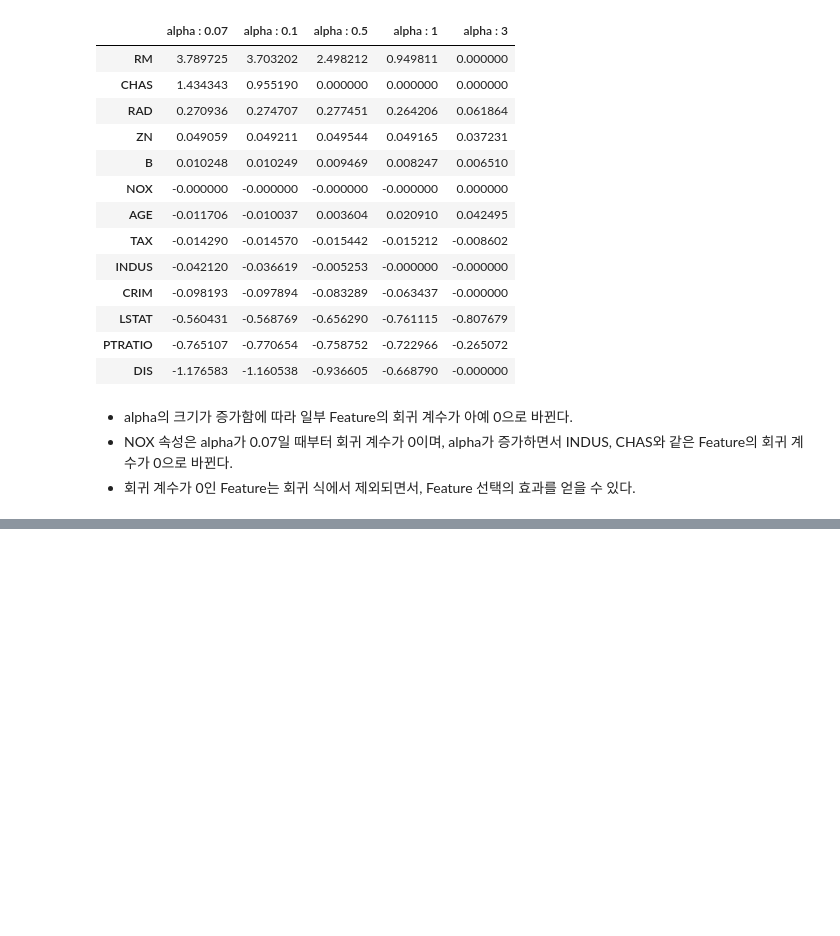
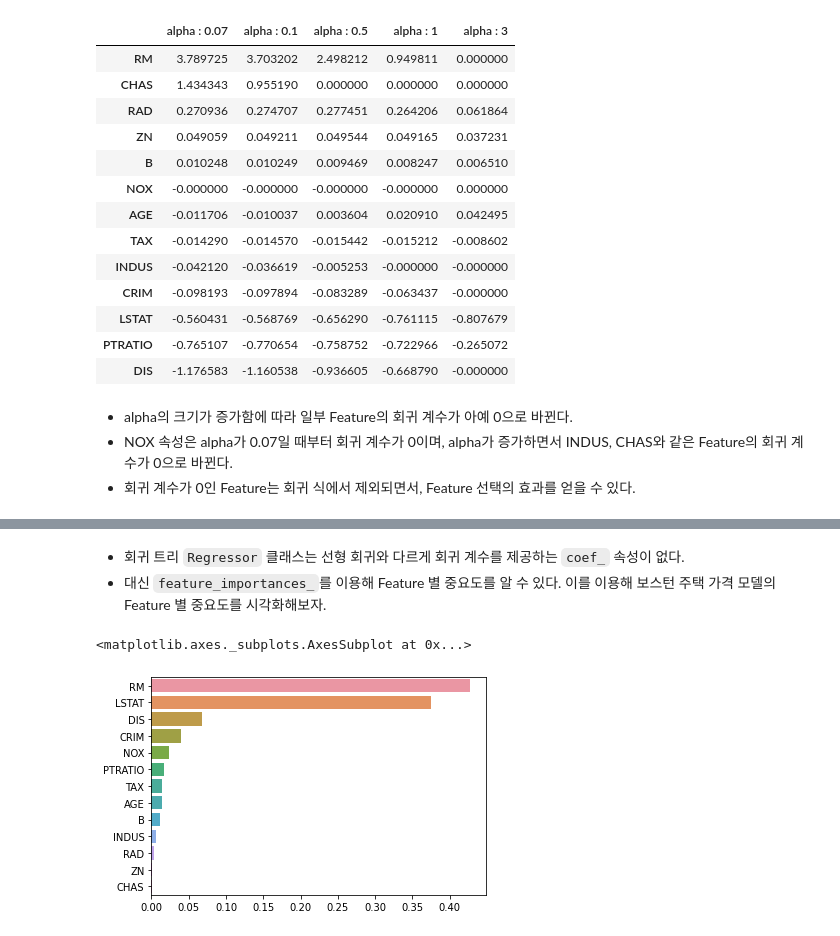
Before and after one commit to Dkepffl/2022-1-ESAA, a Jupyter notebook: Assignment/Assignment0527_Regression3.ipynb, the cells around one changed output, grey strips where cells are left out. Drawn from its saved outputs; the diff is of its cells as text; code cells hidden in the pictures; blank space fills up the shorter version.

```diff
--- a/Assignment/Assignment0527_Regression3.ipynb
+++ b/Assignment/Assignment0527_Regression3.ipynb
@@ -251,0 +491,9 @@ ____
+# %%
+# 데이터셋 로드
+boston = load_boston()
+bostonDF = pd.DataFrame(boston.data, columns = boston.feature_names)
+# %%
+# Feature/Target 분리
+bostonDF['PRICE'] = boston.target
+y_target = bostonDF['PRICE']
+X_data = bostonDF.drop(['PRICE'], axis=1,inplace=False)
@@ -251,0 +562,18 @@ ____
+# %% [markdown]
+- 회귀 트리 `Regressor` 클래스는 선형 회귀와 다르게 회귀 계수를 제공하는 `coef_` 속성이 없다.
+- 대신 `feature_importances_`를 이용해 Feature 별 중요도를 알 수 있다. 이를 이용해 보스턴 주택 가격 모델의 Feature 별 중요도를 시각화해보자.
+# %%
+import seaborn as sns
+%matplotlib inline
+
+rf_reg = RandomForestRegressor(n_estimators = 1000)
+
+# 앞에서 만들어진 X_data, y_target 데이터셋을 적용해 학습
+rf_reg.fit(X_data, y_target)
+
+feature_series = pd.Series(data = rf_reg.feature_importances_, index = X_data.columns )
+feature_series = feature_series.sort_values(ascending = False) # 내림차순
+sns.barplot(x = feature_series, y = feature_series.index)
+# %% [output]
+<matplotlib.axes._subplots.AxesSubplot at 0x...>
+[figure, added]
```
Also changed, not shown: parts of 43 cells of this notebook.
